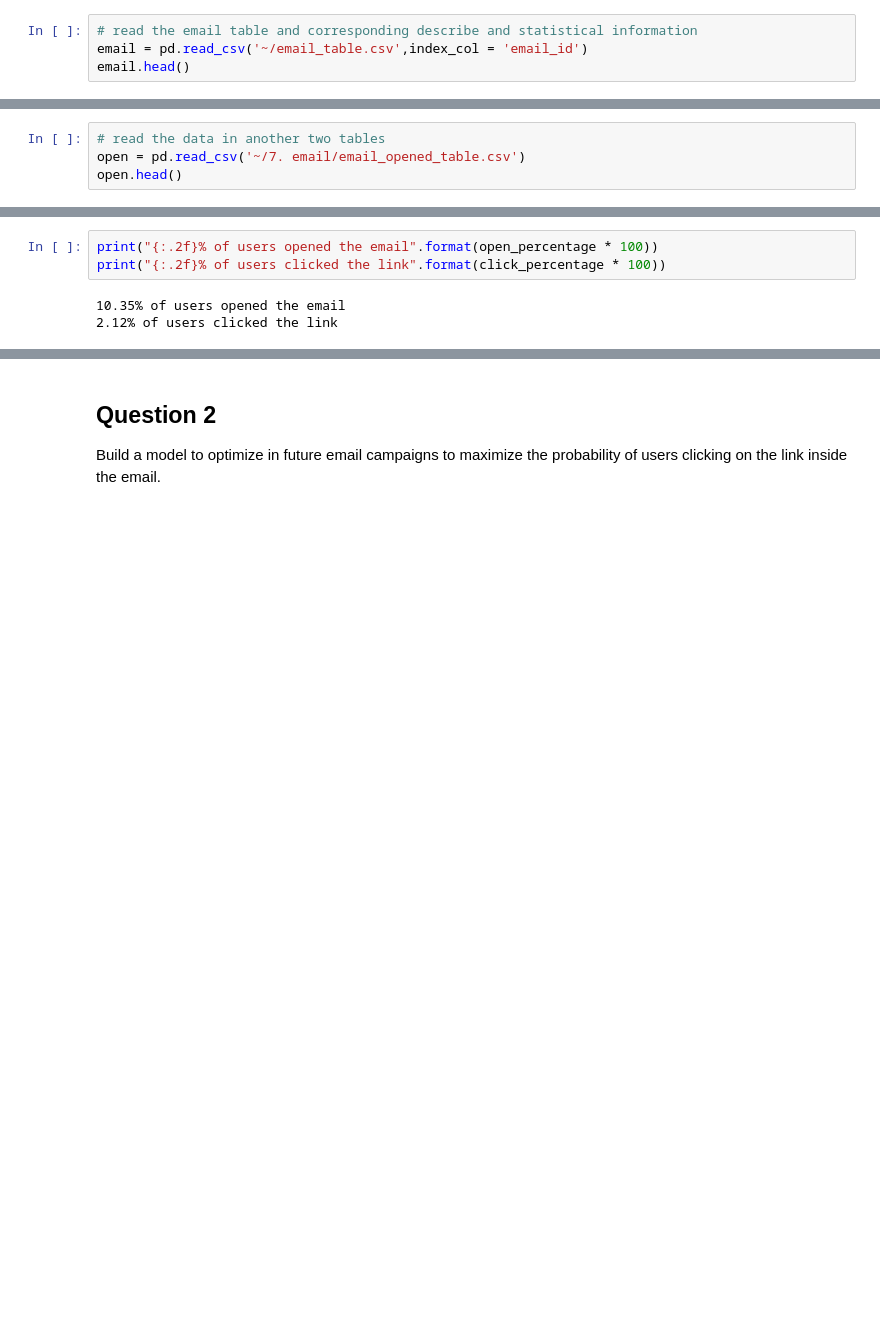
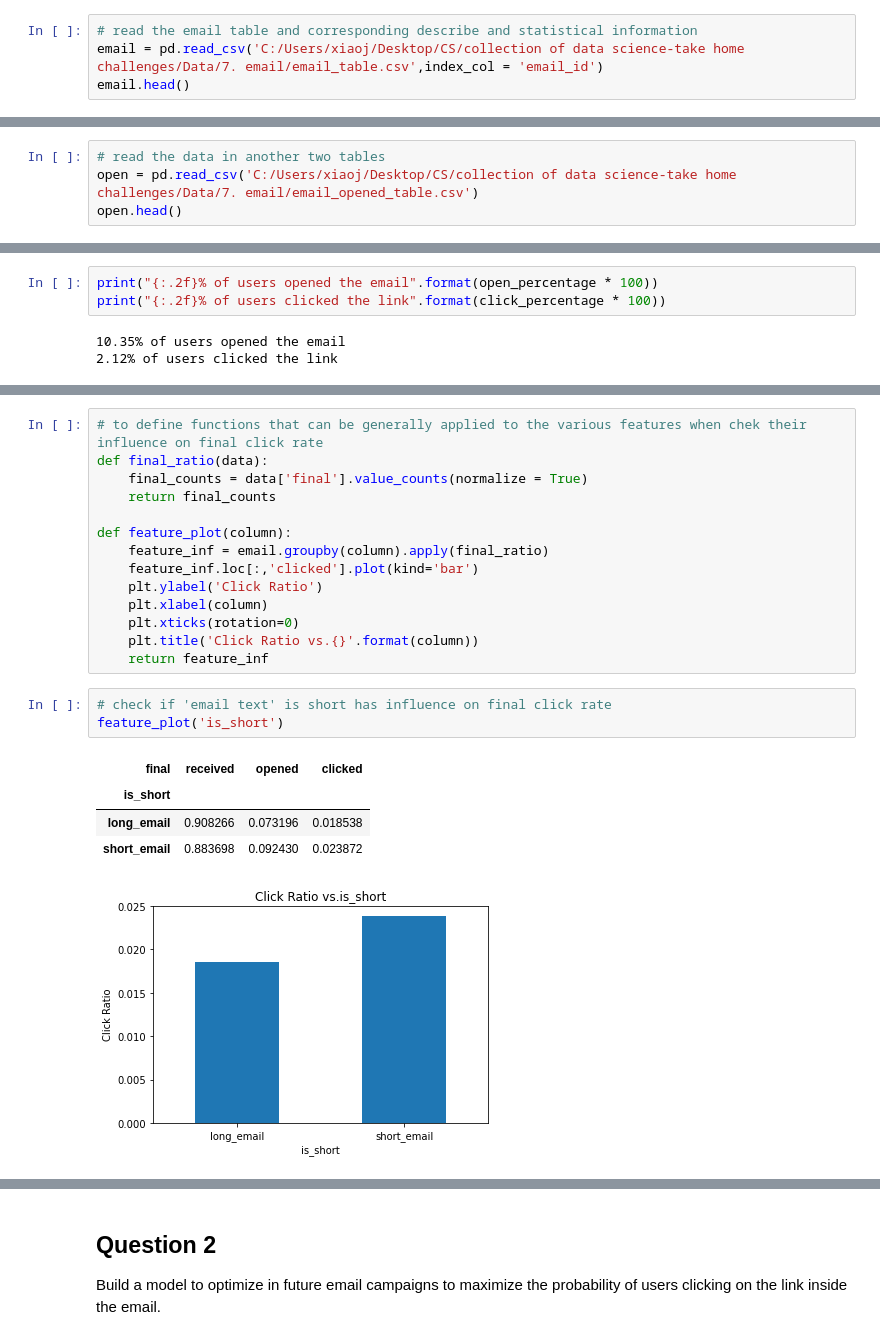
Before and after one commit to Aliciaworld/DS-TakeHomeChallenges, a Jupyter notebook: 07. Marketing Email Campaign.ipynb, the cells around one changed output, grey strips where cells are left out. Saved outputs shown, nothing was run; the diff lists cells and outputs as text; blank space fills up the shorter version.

```diff
--- a/07. Marketing Email Campaign.ipynb
+++ b/07. Marketing Email Campaign.ipynb
@@ -22,7 +32,7 @@ plt.tight_layout()
 ## Read Data
 # %%
 # read the email table and corresponding describe and statistical information
-email = pd.read_csv('~/email_table.csv',index_col = 'email_id')
+email = pd.read_csv('C:/Users/xiaoj/Desktop/CS/collection of data science-take home challenges/Data/7. email/email_table.csv',index_col = 'email_id')
 email.head()
 # %% [output]
 |  | email_text | email_version | hour | weekday | user_country | user_past_purchases |
@@ -90,7 +100,7 @@ email.head()
 | 106887 | long_email | generic | 14 | Monday | US | 6 |
 # %%
 # read the data in another two tables
-open = pd.read_csv('~/7. email/email_opened_table.csv')
+open = pd.read_csv('C:/Users/xiaoj/Desktop/CS/collection of data science-take home challenges/Data/7. email/email_opened_table.csv')
 open.head()
 # %% [output]
 |  | email_id |
@@ -133,0 +161,23 @@ print("{:.2f}% of users clicked the link".format(click_percentage * 100))
+# %%
+# to define functions that can be generally applied to the various features when chek their influence on final click rate
+def final_ratio(data):
+    final_counts = data['final'].value_counts(normalize = True)
+    return final_counts
+
+def feature_plot(column):
+    feature_inf = email.groupby(column).apply(final_ratio)
+    feature_inf.loc[:,'clicked'].plot(kind='bar')
+    plt.ylabel('Click Ratio')
+    plt.xlabel(column)
+    plt.xticks(rotation=0)
+    plt.title('Click Ratio vs.{}'.format(column))
+    return feature_inf
+# %%
+# check if 'email text' is short has influence on final click rate
+feature_plot('is_short')
+# %% [output]
+| final | received | opened | clicked |
+| is_short |  |  |  |
+| long_email | 0.908266 | 0.073196 | 0.018538 |
+| short_email | 0.883698 | 0.092430 | 0.023872 |
+[figure, added]
```
Also changed, not shown: parts of 48 cells of this notebook.
